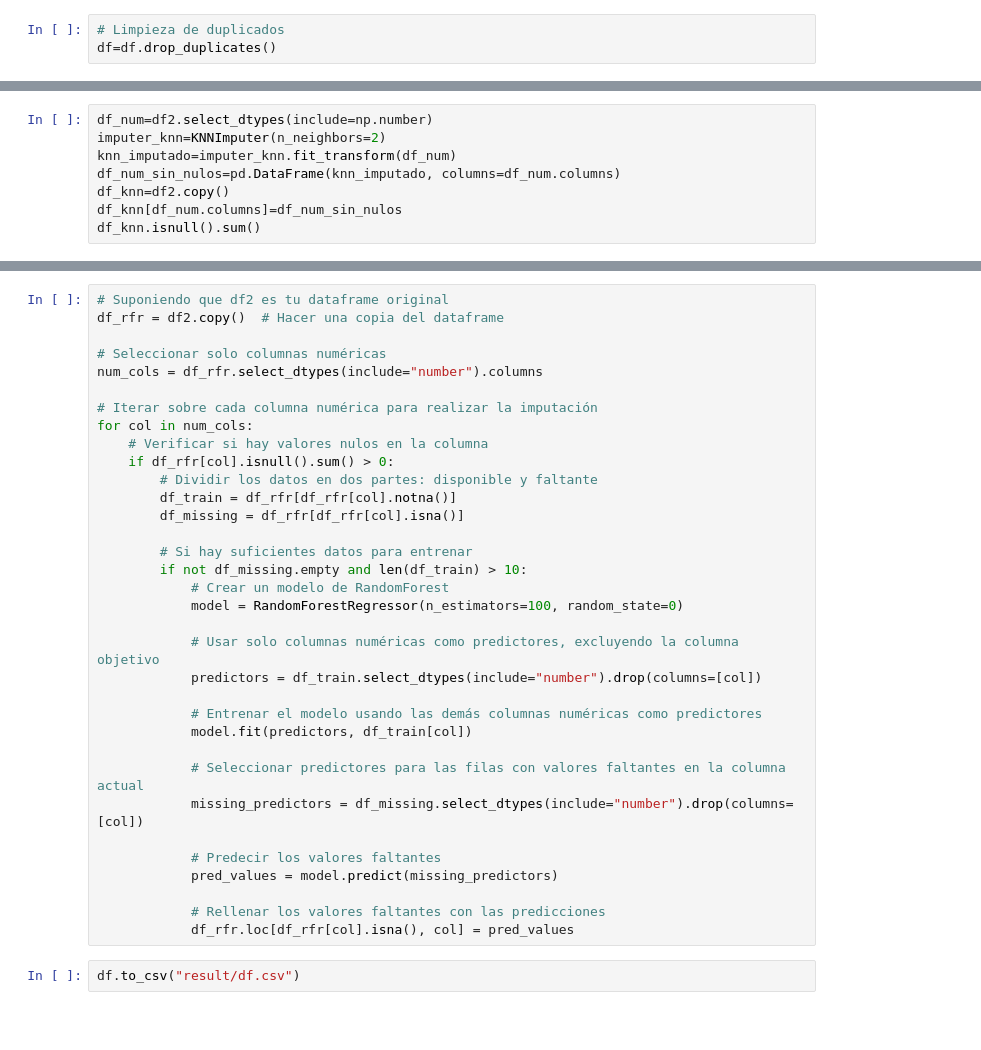
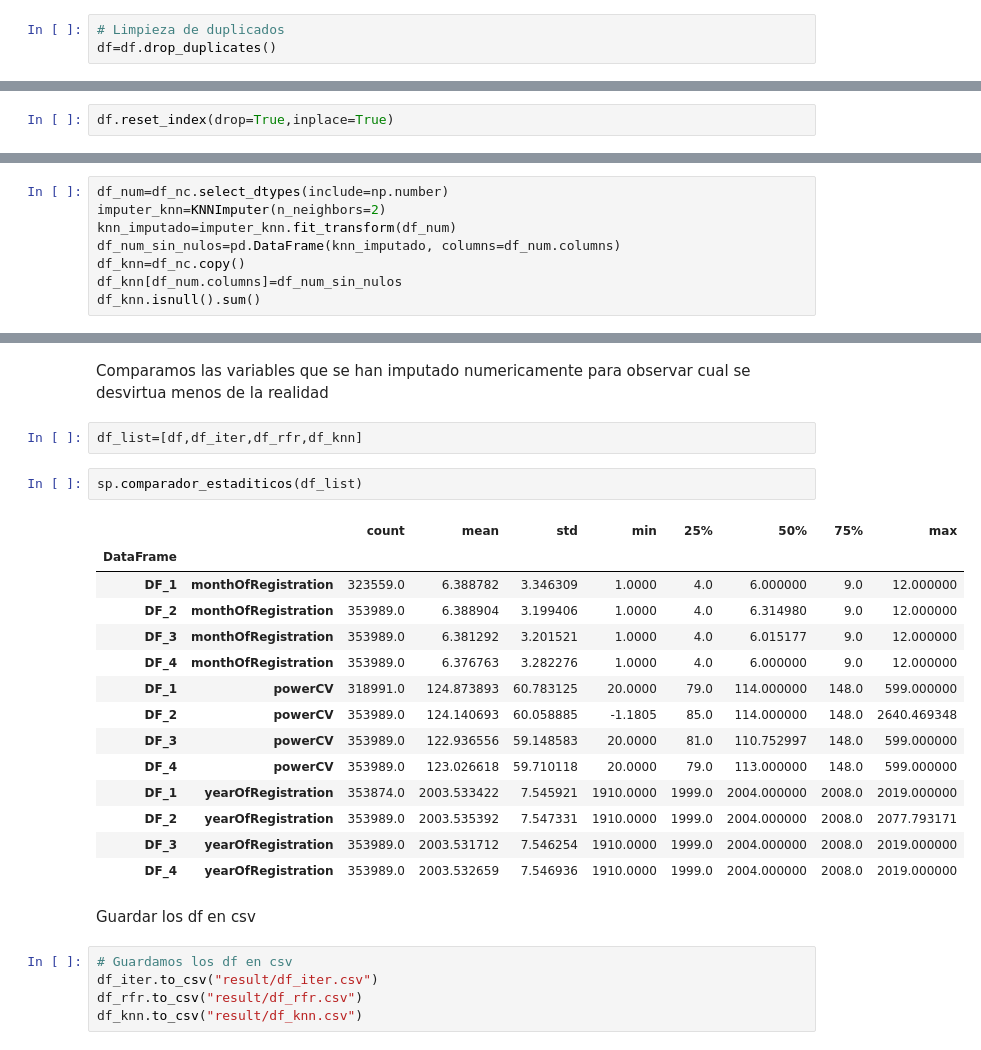
Before and after one commit to SrAlcast/7.1.EDA_y_Gestion_de_Nulos, a Jupyter notebook: laboratorio-modulo7-leccion01-eda-nulos.ipynb, the cells around one changed output, grey strips where cells are left out. Saved outputs shown, nothing was run; the diff lists cells and outputs as text; blank space fills up the shorter version.

```diff
--- a/laboratorio-modulo7-leccion01-eda-nulos.ipynb
+++ b/laboratorio-modulo7-leccion01-eda-nulos.ipynb
@@ -325,0 +308,2 @@ sp.matriz_correlacion(df2)
+# %%
+df.reset_index(drop=True,inplace=True)
@@ -391,9 +509,9 @@ dtype: int64
 # %%
-df_num=df2.select_dtypes(include=np.number)
+df_num=df_nc.select_dtypes(include=np.number)
 imputer_knn=KNNImputer(n_neighbors=2)
 knn_imputado=imputer_knn.fit_transform(df_num)
 df_num_sin_nulos=pd.DataFrame(knn_imputado, columns=df_num.columns)
-df_knn=df2.copy()
+df_knn=df_nc.copy()
 df_knn[df_num.columns]=df_num_sin_nulos
 df_knn.isnull().sum()
 # %% [output]
@@ -413,37 +534,29 @@ notRepairedDamage      72060
 dtype: int64
-# %%
-# Suponiendo que df2 es tu dataframe original
-df_rfr = df2.copy()  # Hacer una copia del dataframe
-
-# Seleccionar solo columnas numéricas
-num_cols = df_rfr.select_dtypes(include="number").columns
-
-# Iterar sobre cada columna numérica para realizar la imputación
-for col in num_cols:
-    # Verificar si hay valores nulos en la columna
-    if df_rfr[col].isnull().sum() > 0:
-        # Dividir los datos en dos partes: disponible y faltante
-        df_train = df_rfr[df_rfr[col].notna()]
-        df_missing = df_rfr[df_rfr[col].isna()]
-
-        # Si hay suficientes datos para entrenar
-        if not df_missing.empty and len(df_train) > 10:
-            # Crear un modelo de RandomForest
-            model = RandomForestRegressor(n_estimators=100, random_state=0)
-
-            # Usar solo columnas numéricas como predictores, excluyendo la columna objetivo
-            predictors = df_train.select_dtypes(include="number").drop(columns=[col])
-
-            # Entrenar el modelo usando las demás columnas numéricas como predictores
-            model.fit(predictors, df_train[col])
-
-            # Seleccionar predictores para las filas con valores faltantes en la columna actual
-            missing_predictors = df_missing.select_dtypes(include="number").drop(columns=[col])
-
-            # Predecir los valores faltantes
-            pred_values = model.predict(missing_predictors)
-
-            # Rellenar los valores faltantes con las predicciones
-            df_rfr.loc[df_rfr[col].isna(), col] = pred_values
-# %%
-df.to_csv("result/df.csv")
+# %% [markdown]
+Comparamos las variables que se han imputado numericamente para observar cual se desvirtua menos de la realidad
+# %%
+df_list=[df,df_iter,df_rfr,df_knn]
+# %%
+sp.comparador_estaditicos(df_list)
+# %% [output]
+|  |  | count | mean | std | min | 25% | 50% | 75% | max |
+| DataFrame |  |  |  |  |  |  |  |  |  |
+| DF_1 | monthOfRegistration | 323559.0 | 6.388782 | 3.346309 | 1.0000 | 4.0 | 6.000000 | 9.0 | 12.000000 |
+| DF_2 | monthOfRegistration | 353989.0 | 6.388904 | 3.199406 | 1.0000 | 4.0 | 6.314980 | 9.0 | 12.000000 |
+| DF_3 | monthOfRegistration | 353989.0 | 6.381292 | 3.201521 | 1.0000 | 4.0 | 6.015177 | 9.0 | 12.000000 |
+| DF_4 | monthOfRegistration | 353989.0 | 6.376763 | 3.282276 | 1.0000 | 4.0 | 6.000000 | 9.0 | 12.000000 |
+| DF_1 | powerCV | 318991.0 | 124.873893 | 60.783125 | 20.0000 | 79.0 | 114.000000 | 148.0 | 599.000000 |
+| DF_2 | powerCV | 353989.0 | 124.140693 | 60.058885 | -1.1805 | 85.0 | 114.000000 | 148.0 | 2640.469348 |
+| DF_3 | powerCV | 353989.0 | 122.936556 | 59.148583 | 20.0000 | 81.0 | 110.752997 | 148.0 | 599.000000 |
+| DF_4 | powerCV | 353989.0 | 123.026618 | 59.710118 | 20.0000 | 79.0 | 113.000000 | 148.0 | 599.000000 |
+| DF_1 | yearOfRegistration | 353874.0 | 2003.533422 | 7.545921 | 1910.0000 | 1999.0 | 2004.000000 | 2008.0 | 2019.000000 |
+| DF_2 | yearOfRegistration | 353989.0 | 2003.535392 | 7.547331 | 1910.0000 | 1999.0 | 2004.000000 | 2008.0 | 2077.793171 |
+| DF_3 | yearOfRegistration | 353989.0 | 2003.531712 | 7.546254 | 1910.0000 | 1999.0 | 2004.000000 | 2008.0 | 2019.000000 |
+| DF_4 | yearOfRegistration | 353989.0 | 2003.532659 | 7.546936 | 1910.0000 | 1999.0 | 2004.000000 | 2008.0 | 2019.000000 |
+# %% [markdown]
+Guardar los df en csv
+# %%
+# Guardamos los df en csv
+df_iter.to_csv("result/df_iter.csv")
+df_rfr.to_csv("result/df_rfr.csv")
+df_knn.to_csv("result/df_knn.csv")
```
Also changed, not shown: parts of 35 cells of this notebook, 5 other files.
